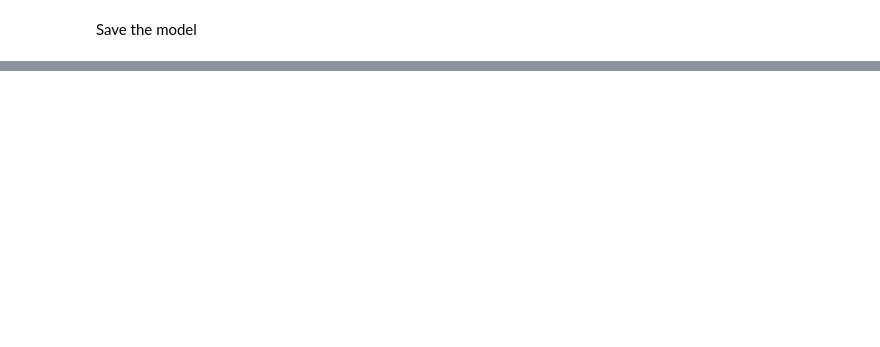
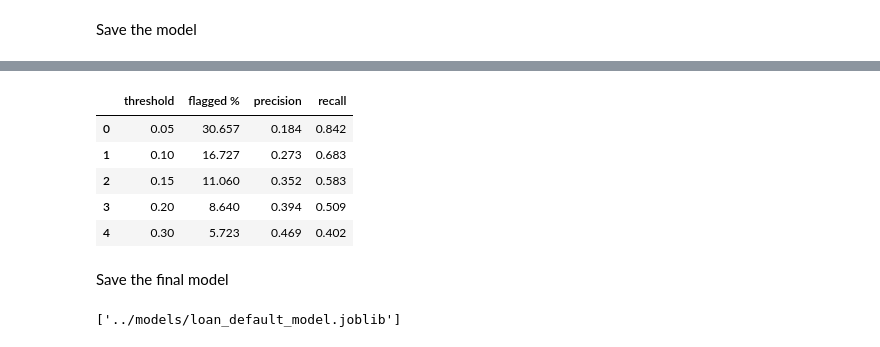
Before and after one commit to Aliza-Shahid/loan-default-predictor, a Jupyter notebook: notebooks/02_modeling.ipynb, the cells around one changed output, grey strips where cells are left out. Drawn from its saved outputs; the diff is of its cells as text; code cells hidden in the pictures; blank space fills up the shorter version.

```diff
--- a/notebooks/02_modeling.ipynb
+++ b/notebooks/02_modeling.ipynb
@@ -199,0 +248,25 @@ joblib.dump(best_model, "../models/loan_default_model.joblib")
+# %%
+rows = []
+for t in [0.05, 0.10, 0.15, 0.20, 0.30]:
+    pred = p_new >= t
+    tp = (pred & (y_test == 1)).sum()
+    rows.append({
+        "threshold": t,
+        "flagged %": pred.mean() * 100,
+        "precision": tp / max(pred.sum(), 1),
+        "recall": tp / (y_test == 1).sum(),
+    })
+pd.DataFrame(rows).round(3)
+# %% [output]
+|  | threshold | flagged % | precision | recall |
+| 0 | 0.05 | 30.657 | 0.184 | 0.842 |
+| 1 | 0.10 | 16.727 | 0.273 | 0.683 |
+| 2 | 0.15 | 11.060 | 0.352 | 0.583 |
+| 3 | 0.20 | 8.640 | 0.394 | 0.509 |
+| 4 | 0.30 | 5.723 | 0.469 | 0.402 |
+# %% [markdown]
+Save the final model
+# %%
+joblib.dump(final, "../models/loan_default_model.joblib")
+# %% [output]
+['../models/loan_default_model.joblib']
```
Also changed, not shown: parts of 7 cells of this notebook, 7 other files.
